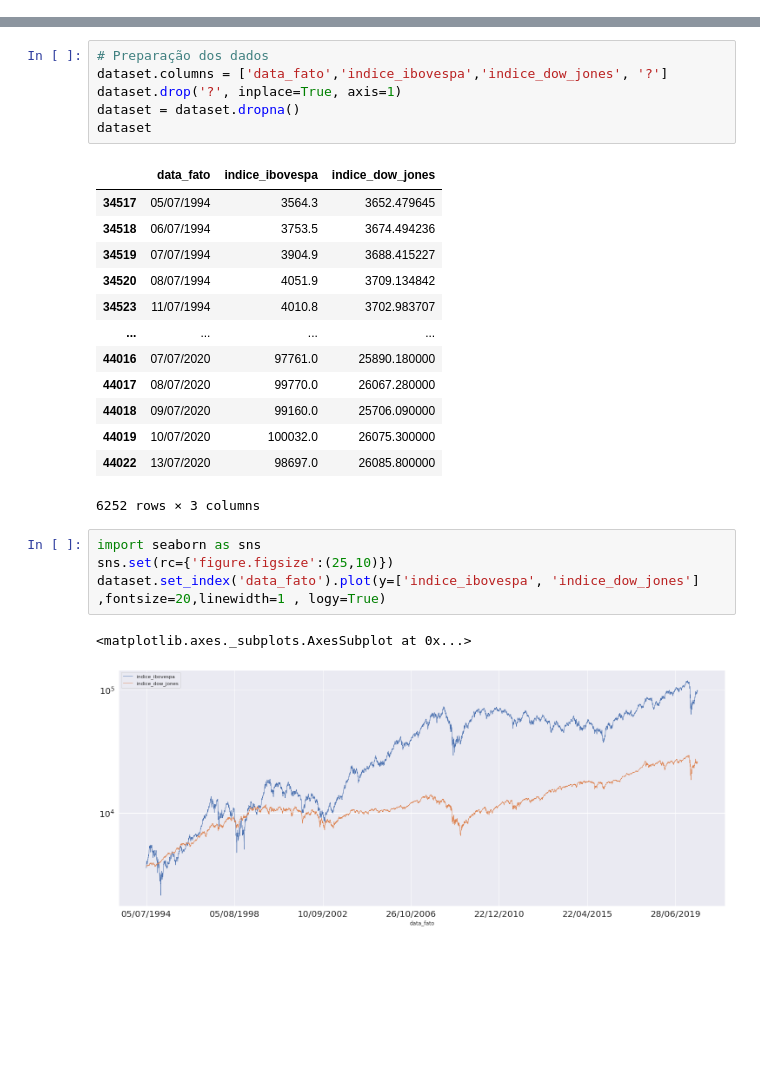
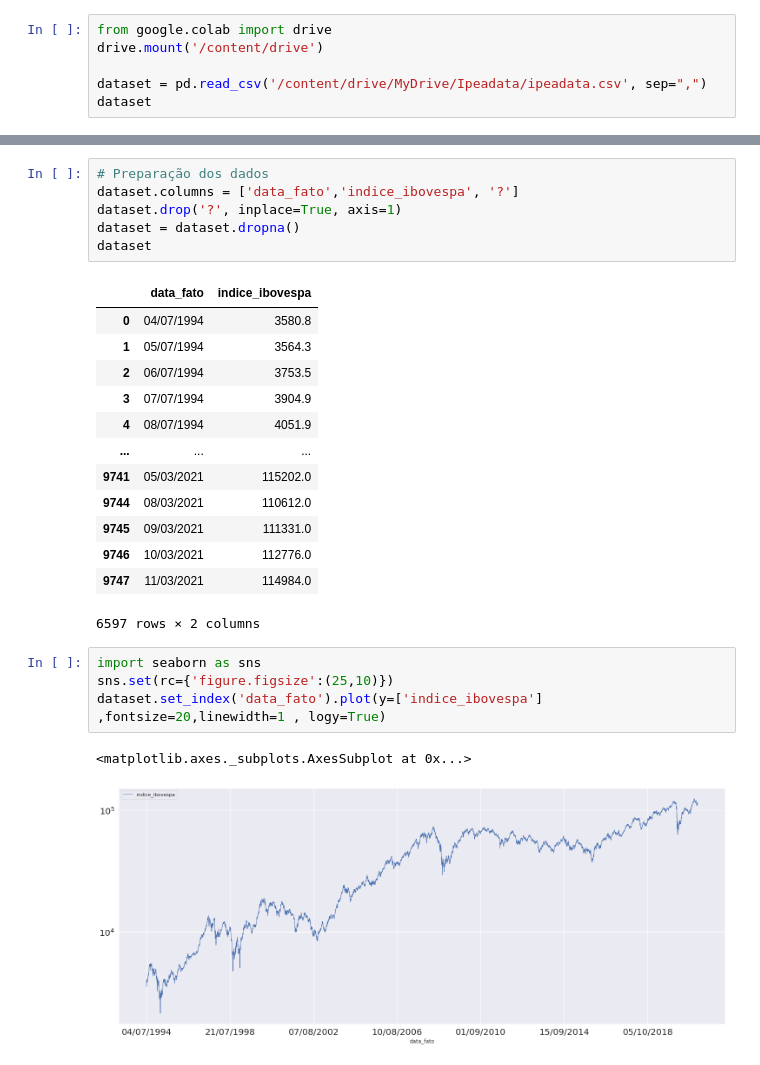
Before and after one commit to BragaWill/fechamento-ibovespa-python, a Jupyter notebook: analise_ibov.ipynb, the cells around one changed output, grey strips where cells are left out. Saved outputs shown, nothing was run; the diff lists cells and outputs as text; blank space fills up the shorter version.

```diff
--- a/analise_ibov.ipynb
+++ b/analise_ibov.ipynb
@@ -24,0 +10,6 @@ dataset
+# %%
+from google.colab import drive
+drive.mount('/content/drive')
+
+dataset = pd.read_csv('/content/drive/MyDrive/Ipeadata/ipeadata.csv', sep=",")
+dataset
@@ -25,28 +31,28 @@ dataset
 # %%
 # Preparação dos dados
-dataset.columns = ['data_fato','indice_ibovespa','indice_dow_jones', '?']
+dataset.columns = ['data_fato','indice_ibovespa', '?']
 dataset.drop('?', inplace=True, axis=1)
 dataset = dataset.dropna()
 dataset
 # %% [output]
-|  | data_fato | indice_ibovespa | indice_dow_jones |
-| 34517 | 05/07/1994 | 3564.3 | 3652.479645 |
-| 34518 | 06/07/1994 | 3753.5 | 3674.494236 |
-| 34519 | 07/07/1994 | 3904.9 | 3688.415227 |
-| 34520 | 08/07/1994 | 4051.9 | 3709.134842 |
-| 34523 | 11/07/1994 | 4010.8 | 3702.983707 |
-| ... | ... | ... | ... |
-| 44016 | 07/07/2020 | 97761.0 | 25890.180000 |
-| 44017 | 08/07/2020 | 99770.0 | 26067.280000 |
-| 44018 | 09/07/2020 | 99160.0 | 25706.090000 |
-| 44019 | 10/07/2020 | 100032.0 | 26075.300000 |
-| 44022 | 13/07/2020 | 98697.0 | 26085.800000 |
+|  | data_fato | indice_ibovespa |
+| 0 | 04/07/1994 | 3580.8 |
+| 1 | 05/07/1994 | 3564.3 |
+| 2 | 06/07/1994 | 3753.5 |
+| 3 | 07/07/1994 | 3904.9 |
+| 4 | 08/07/1994 | 4051.9 |
+| ... | ... | ... |
+| 9741 | 05/03/2021 | 115202.0 |
+| 9744 | 08/03/2021 | 110612.0 |
+| 9745 | 09/03/2021 | 111331.0 |
+| 9746 | 10/03/2021 | 112776.0 |
+| 9747 | 11/03/2021 | 114984.0 |
-6252 rows × 3 columns
+6597 rows × 2 columns
 # %%
 import seaborn as sns
 sns.set(rc={'figure.figsize':(25,10)})
-dataset.set_index('data_fato').plot(y=['indice_ibovespa', 'indice_dow_jones'] ,fontsize=20,linewidth=1 , logy=True)
+dataset.set_index('data_fato').plot(y=['indice_ibovespa'] ,fontsize=20,linewidth=1 , logy=True)
 # %% [output]
 <matplotlib.axes._subplots.AxesSubplot at 0x...>
-[figure, old version]
+[figure, new version]
 # %%
```
Also changed, not shown: parts of 25 cells of this notebook.
